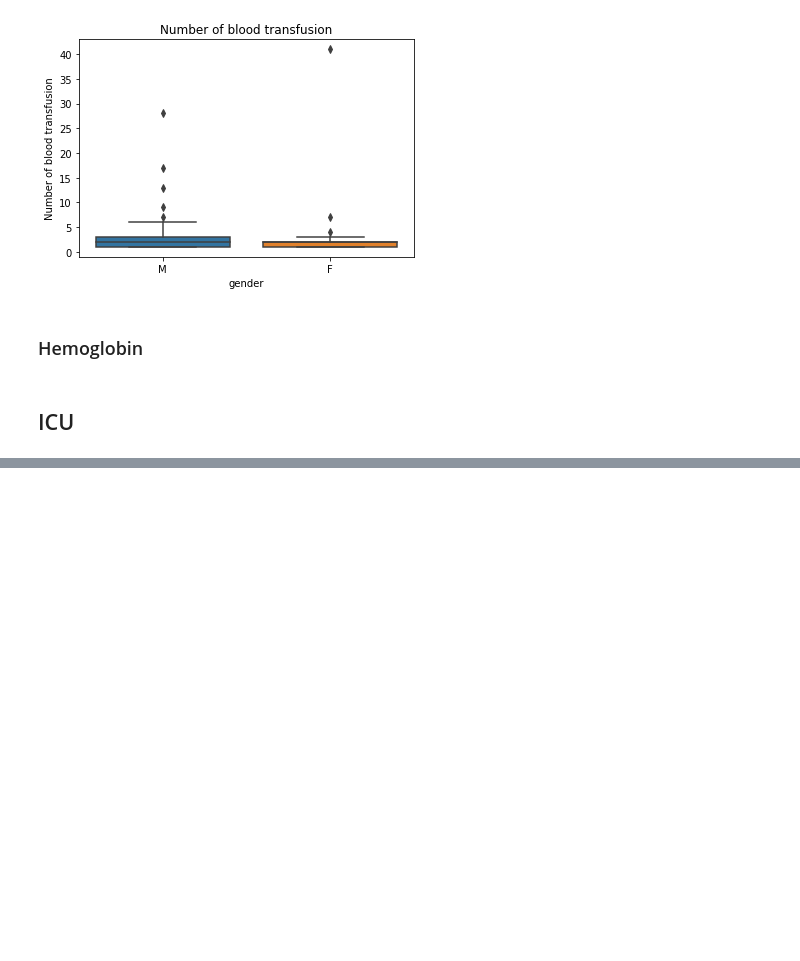
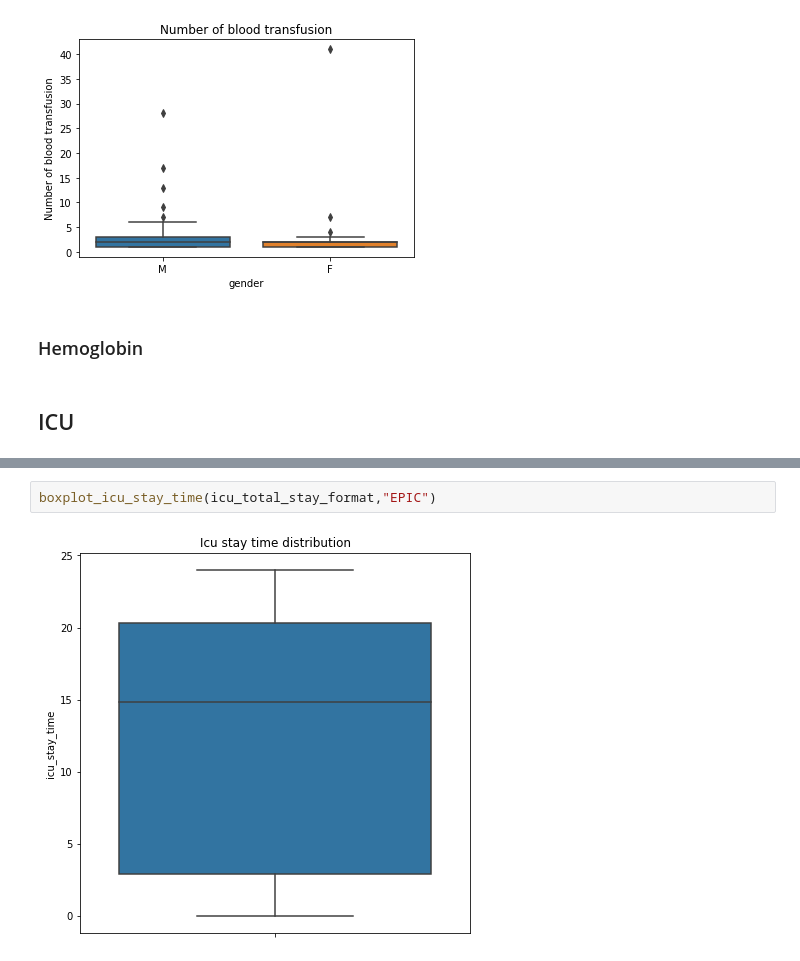
Before and after one commit to lily214754/MIMIC, a Jupyter notebook: EDA/MIMIC_EDA.ipynb, the cells around one changed output, grey strips where cells are left out. Saved outputs shown, nothing was run; the diff lists cells and outputs as text; blank space fills up the shorter version.

Commit message:
EPIC icu analysis

```diff
--- a/EDA/EDA整理.ipynb
+++ b/EDA/MIMIC_EDA.ipynb
@@ -1137,0 +1162,4 @@ icu_stays_patient
+# %%
+boxplot_icu_stay_time(icu_total_stay_format,"EPIC")
+# %% [output]
+[figure, added]
```
Also changed, not shown: parts of 15 cells of this notebook, 11 other files.
